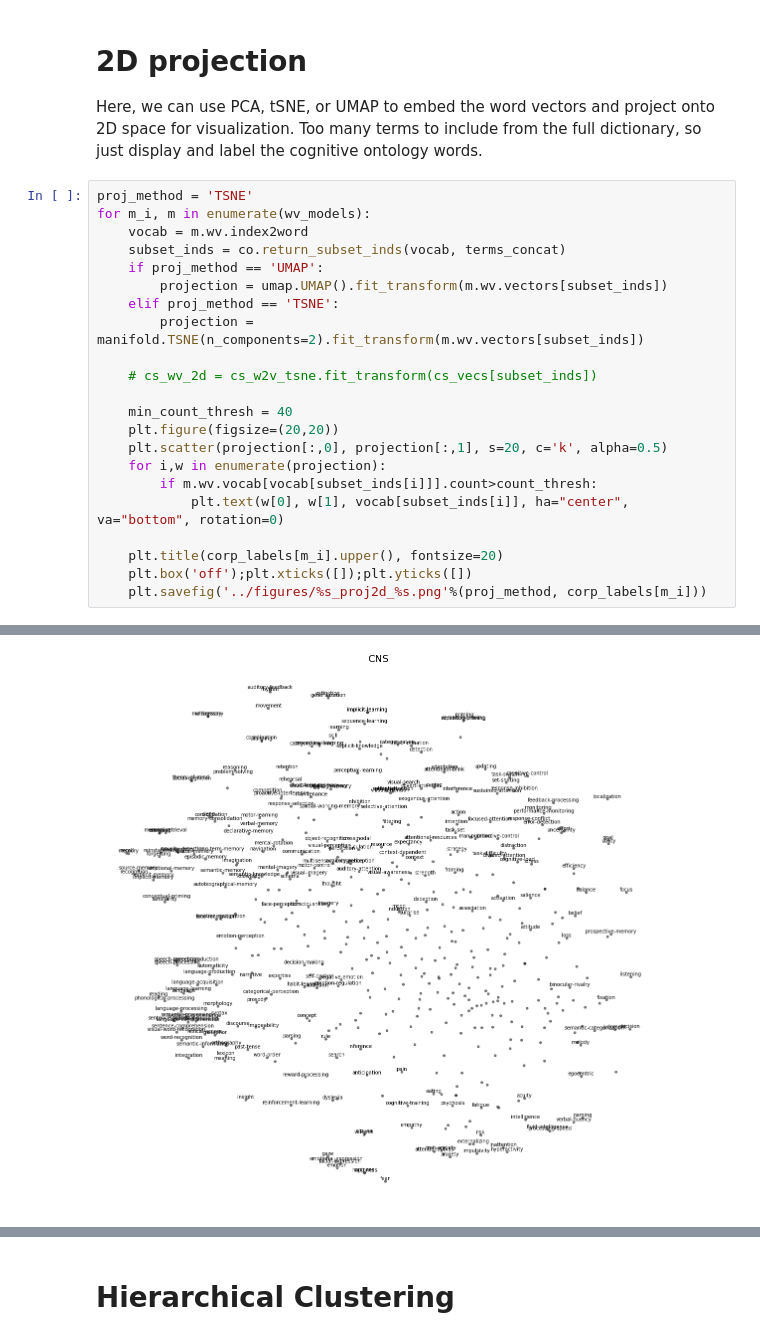
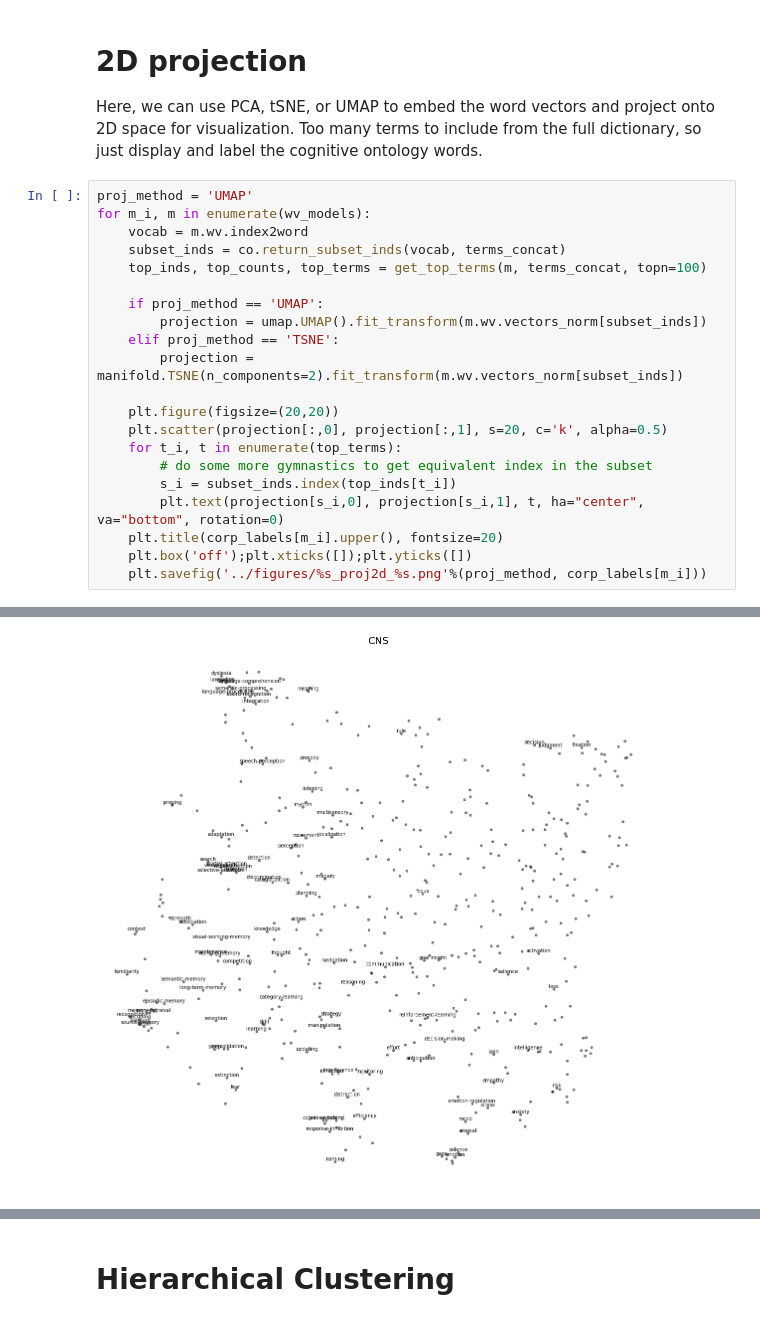
Before and after one commit to voytekresearch/IdentityCrisis, a Jupyter notebook: notebooks/2_analysis_word2vec.ipynb, the cells around one changed output, grey strips where cells are left out. Saved outputs shown, nothing was run; the diff lists cells and outputs as text.

```diff
--- a/notebooks/2_analysis_word2vec.ipynb
+++ b/notebooks/2_analysis_word2vec.ipynb
@@ -137,24 +117,23 @@ Negative terms: memory
 Here, we can use PCA, tSNE, or UMAP to embed the word vectors and project onto 2D space for visualization.
 Too many terms to include from the full dictionary, so just display and label the cognitive ontology words.
 # %%
-proj_method = 'TSNE'
+proj_method = 'UMAP'
 for m_i, m in enumerate(wv_models):
     vocab = m.wv.index2word
     subset_inds = co.return_subset_inds(vocab, terms_concat)
+    top_inds, top_counts, top_terms = get_top_terms(m, terms_concat, topn=100)
+
     if proj_method == 'UMAP':
-        projection = umap.UMAP().fit_transform(m.wv.vectors[subset_inds])
+        projection = umap.UMAP().fit_transform(m.wv.vectors_norm[subset_inds])
     elif proj_method == 'TSNE':
-        projection = manifold.TSNE(n_components=2).fit_transform(m.wv.vectors[subset_inds])
+        projection = manifold.TSNE(n_components=2).fit_transform(m.wv.vectors_norm[subset_inds])
 
-    # cs_wv_2d = cs_w2v_tsne.fit_transform(cs_vecs[subset_inds])
-
-    min_count_thresh = 40
     plt.figure(figsize=(20,20))
     plt.scatter(projection[:,0], projection[:,1], s=20, c='k', alpha=0.5)
-    for i,w in enumerate(projection):
-        if m.wv.vocab[vocab[subset_inds[i]]].count>count_thresh:
-            plt.text(w[0], w[1], vocab[subset_inds[i]], ha="center", va="bottom", rotation=0)
-
+    for t_i, t in enumerate(top_terms):
+        # do some more gymnastics to get equivalent index in the subset
+        s_i = subset_inds.index(top_inds[t_i])
+        plt.text(projection[s_i,0], projection[s_i,1], t, ha="center", va="bottom", rotation=0)
     plt.title(corp_labels[m_i].upper(), fontsize=20)
     plt.box('off');plt.xticks([]);plt.yticks([])
     plt.savefig('../figures/%s_proj2d_%s.png'%(proj_method, corp_labels[m_i]))
@@ -163 +142 @@ for m_i, m in enumerate(wv_models):
-[figure, old version]
+[figure, new version]
```
Also changed, not shown: parts of 6 cells of this notebook, 12 other files.
